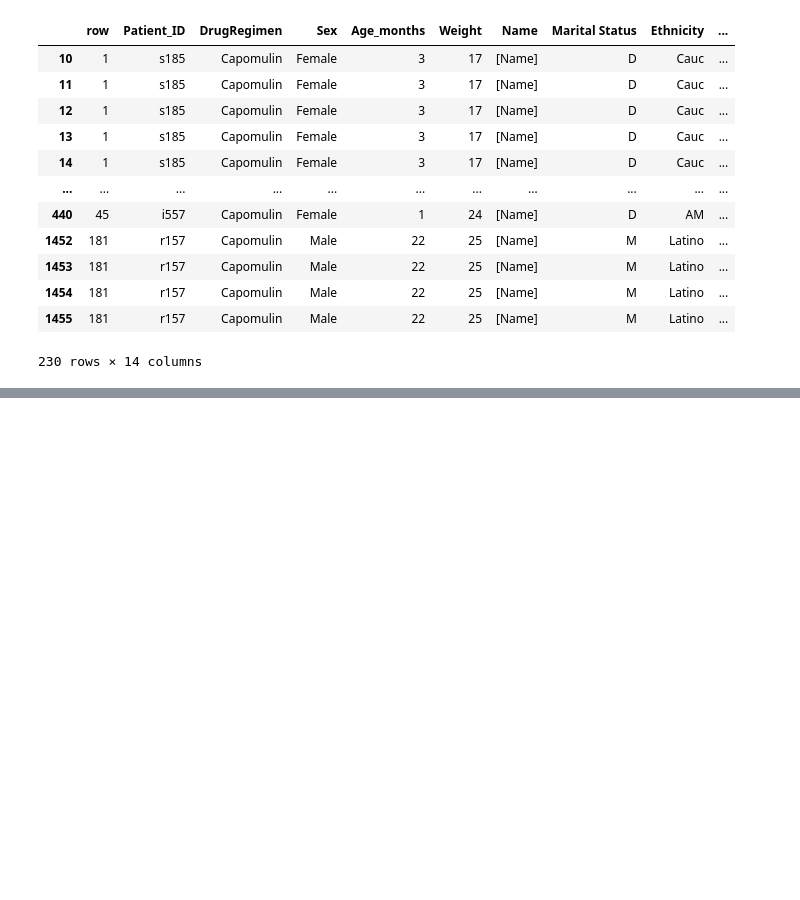
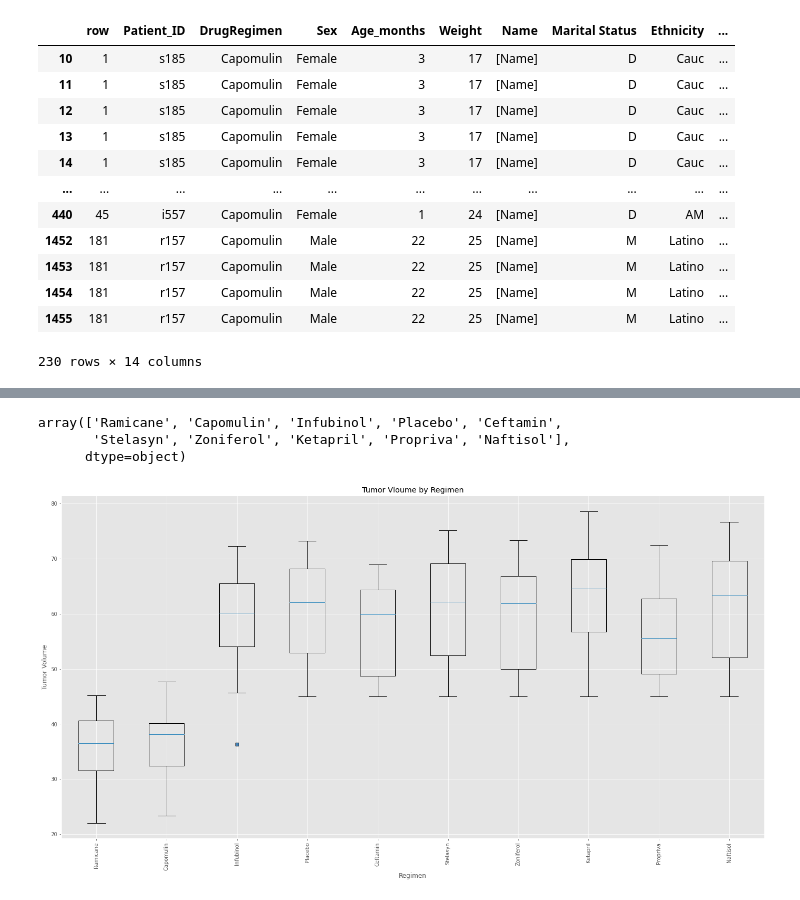
Before and after one commit to citizendez/PharmaDataAnalysis, a Jupyter notebook: PharmaDataAnalysis.ipynb, the cells around one changed output, grey strips where cells are left out. Saved outputs shown, nothing was run; the diff lists cells and outputs as text; code cells hidden in the pictures; blank space fills up the shorter version.

```diff
--- a/PharmaDataAnalysis.ipynb
+++ b/PharmaDataAnalysis.ipynb
@@ -227,3 +227,7 @@ df_cap
 | 1454 | 181 | r157 | Capomulin | Male | 22 | 25 | [Name] | M | Latino | ... |
 | 1455 | 181 | r157 | Capomulin | Male | 22 | 25 | [Name] | M | Latino | ... |
 230 rows × 14 columns
+# %%
+#dataframe max timepoints
+max_timepoints = clean_df[['DrugRegimen', 'Patient_ID', 'Timepoint']].groupby(['DrugRegimen', 'Patient_ID'], as_index=False).max()
+max_timepoints
@@ -229,0 +248,4 @@ df_cap
+# %%
+#merge in tumor volumes
+max_df = pd.merge(clean_df, max_timepoints, on=['Patient_ID', 'Timepoint'], how='inner', suffixes=('', '_X'))
+max_df
@@ -229,0 +266,25 @@ df_cap
+# %%
+#list of drug regiment
+drug_list = clean_df.DrugRegimen.unique()
+drug_list
+# %% [output]
+array(['Ramicane', 'Capomulin', 'Infubinol', 'Placebo', 'Ceftamin',
+       'Stelasyn', 'Zoniferol', 'Ketapril', 'Propriva', 'Naftisol'],
+      dtype=object)
+# %%
+#tumor list
+tumor_list = []
+for drug in drug_list:
+    tumor_vol = max_df.loc[max_df.DrugRegimen == drug]['Tumor Volume (mm3)']
+    tumor_list.append(tumor_vol)
+# %%
+fig, (ax) = plt.subplots(1, figsize=(24, 12))
+outlier = dict(markerfacecolor='steelblue', marker='s')
+ax.boxplot((tumor_list), flierprops=outlier)
+plt.title('Tumor Vloume by Regimen')
+plt.xlabel('Regimen')
+plt.xticks([1, 2, 3, 4, 5, 6, 7, 8, 9, 10], drug_list, rotation='vertical')
+plt.ylabel('Tumor Volume')
+plt.show()
+# %% [output]
+[figure, added]
```
Also changed, not shown: parts of 3 cells of this notebook.
